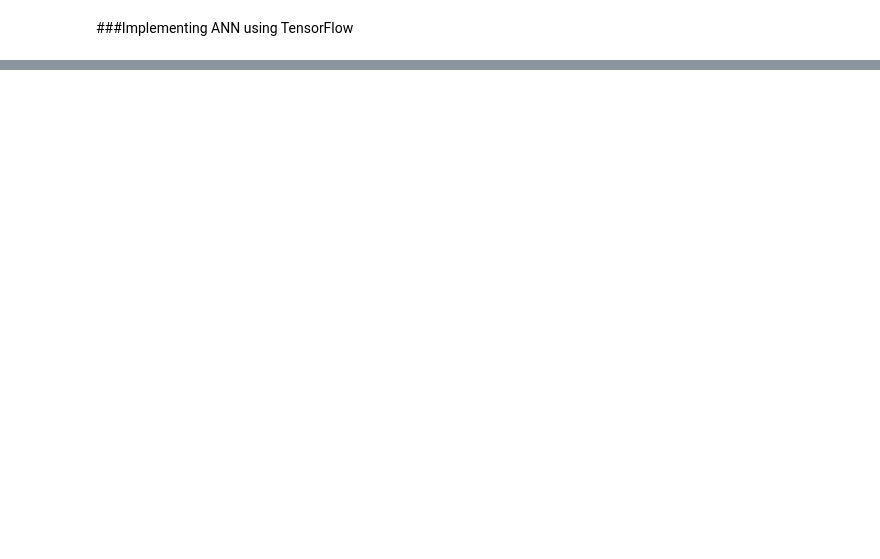
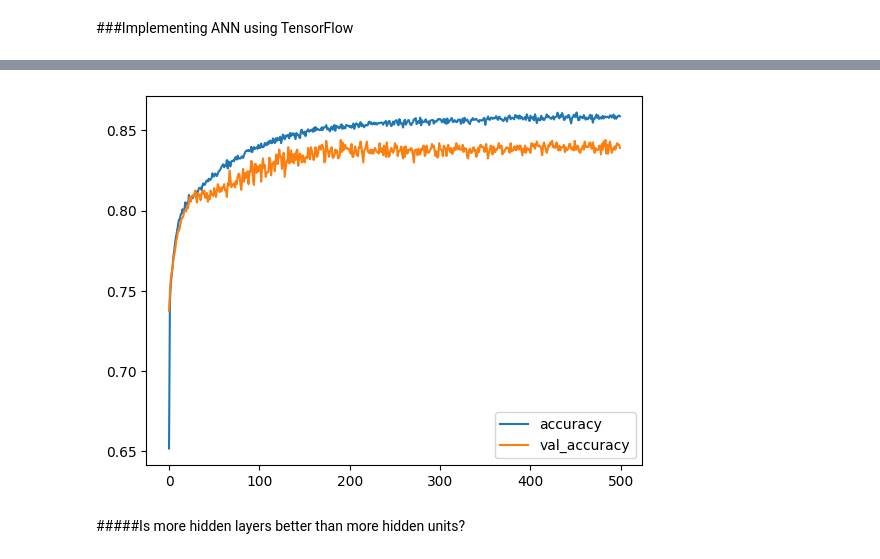
Before and after one commit to JS555555/ANN-implementation, a Jupyter notebook: ANN_implementation.ipynb, the cells around one changed output, grey strips where cells are left out. Drawn from its saved outputs; the diff is of its cells as text; code cells hidden in the pictures; blank space fills up the shorter version.

```diff
--- a/ANN_implementation.ipynb
+++ b/ANN_implementation.ipynb
@@ -145,0 +212,8 @@ True
+# %%
+plt.plot(r_adam.history['accuracy'], label='accuracy')
+plt.plot(r_adam.history['val_accuracy'], label='val_accuracy')
+plt.legend();
+# %% [output]
+[figure, added]
+# %% [markdown]
+#####Is more hidden layers better than more hidden units?
```
Also changed, not shown: parts of 18 cells of this notebook.
